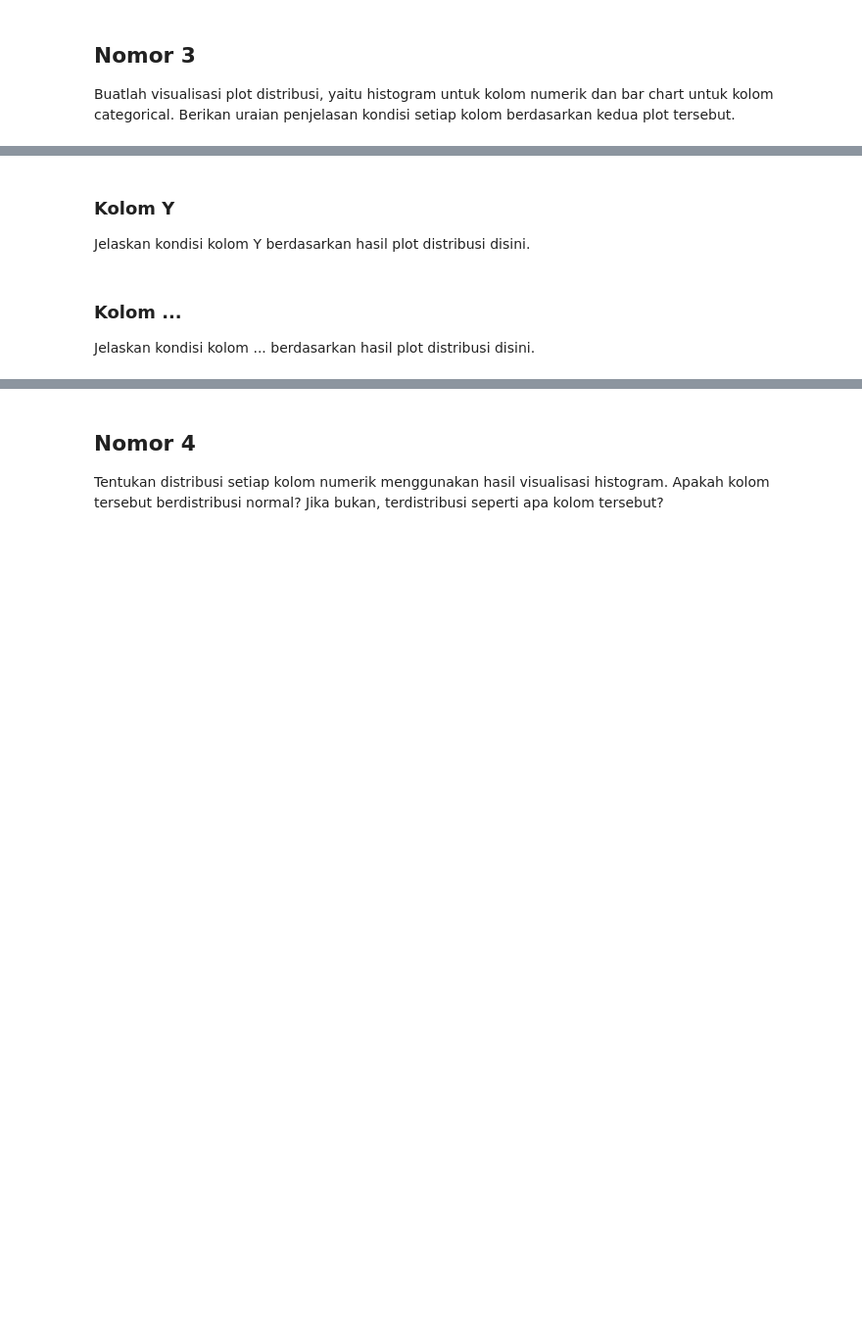
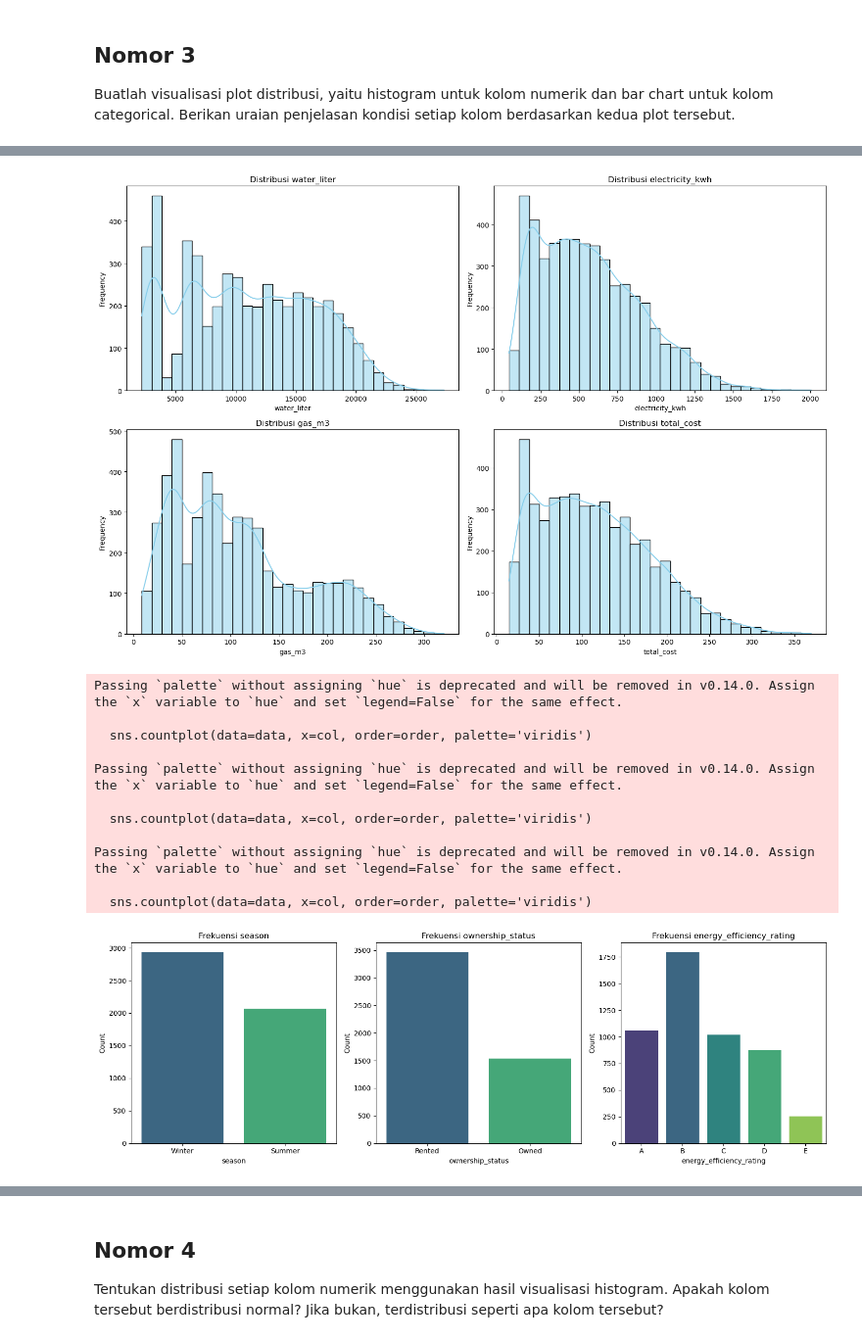
Before and after one commit to road2qnt/IF2120-FinalProject, a Jupyter notebook: src/Template.ipynb, the cells around one changed output, grey strips where cells are left out. Shown at 98% size. Drawn from its saved outputs; the diff is of its cells as text; code cells hidden in the pictures; blank space fills up the shorter version.

```diff
--- a/src/Template.ipynb
+++ b/src/Template.ipynb
@@ -231,0 +370,20 @@ Jelaskan metode yang Anda gunakan untuk menangani outlier pada bagian ini, beser
+# %%
+numeric_cols = ['water_liter', 'electricity_kwh', 'gas_m3', 'avg_temperature_c']
+mask = pd.Series([True] * len(data))
+
+print(f"Data Awal: {len(data)}")
+
+for col in numeric_cols:
+    Q1 = data[col].quantile(0.25)
+    Q3 = data[col].quantile(0.75)
+    IQR = Q3 - Q1
+
+    lower_bound = Q1 - 1.5 * IQR
+    upper_bound = Q3 + 1.5 * IQR
+
+    col_mask = (data[col] >= lower_bound) & (data[col] <= upper_bound)
+    mask = mask & col_mask
+
+data_clean = data[mask].reset_index(drop=True)
+print(f"Data Awal: {len(data)}")
+print(f"Data Bersih (data_clean): {len(data_clean)}")
@@ -241,4 +396,0 @@ Jelaskan kondisi kolom X berdasarkan hasil plot distribusi disini.
-# %% [markdown]
-### Kolom Y
-
-Jelaskan kondisi kolom Y berdasarkan hasil plot distribusi disini.
@@ -247,4 +396,0 @@ Jelaskan kondisi kolom Y berdasarkan hasil plot distribusi disini.
-# %% [markdown]
-### Kolom ...
-
-Jelaskan kondisi kolom ... berdasarkan hasil plot distribusi disini.
@@ -252,0 +397,42 @@ Jelaskan kondisi kolom ... berdasarkan hasil plot distribusi disini.
+# %%
+# --- Visualisasi Kolom Numerik (Histogram + KDE) ---
+numerical_cols = ['water_liter', 'electricity_kwh', 'gas_m3', 'total_cost']
+
+plt.figure(figsize=(15, 10))
+for i, col in enumerate(numerical_cols):
+    plt.subplot(2, 2, i+1)
+    sns.histplot(data[col], kde=True, color='skyblue', bins=30)
+    plt.title(f'Distribusi {col}')
+    plt.xlabel(col)
+    plt.ylabel('Frequency')
+plt.tight_layout()
+plt.show()
+
+# --- Visualisasi Kolom Kategorikal (Bar Chart) ---
+categorical_cols = ['season', 'ownership_status', 'energy_efficiency_rating']
+
+plt.figure(figsize=(15, 5))
+for i, col in enumerate(categorical_cols):
+    plt.subplot(1, 3, i+1)
+
+    order = ['A', 'B', 'C', 'D', 'E'] if col == 'energy_efficiency_rating' else None
+    sns.countplot(data=data, x=col, order=order, palette='viridis')
+    plt.title(f'Frekuensi {col}')
+    plt.xlabel(col)
+    plt.ylabel('Count')
+plt.tight_layout()
+plt.show()
+# %% [output]
+[figure, added]
+Passing `palette` without assigning `hue` is deprecated and will be removed in v0.14.0. Assign the `x` variable to `hue` and set `legend=False` for the same effect.
+
+  sns.countplot(data=data, x=col, order=order, palette='viridis')
+
+Passing `palette` without assigning `hue` is deprecated and will be removed in v0.14.0. Assign the `x` variable to `hue` and set `legend=False` for the same effect.
+
+  sns.countplot(data=data, x=col, order=order, palette='viridis')
+
+Passing `palette` without assigning `hue` is deprecated and will be removed in v0.14.0. Assign the `x` variable to `hue` and set `legend=False` for the same effect.
+
+  sns.countplot(data=data, x=col, order=order, palette='viridis')
+[figure, added]
```
Also changed, not shown: parts of 32 cells of this notebook.
